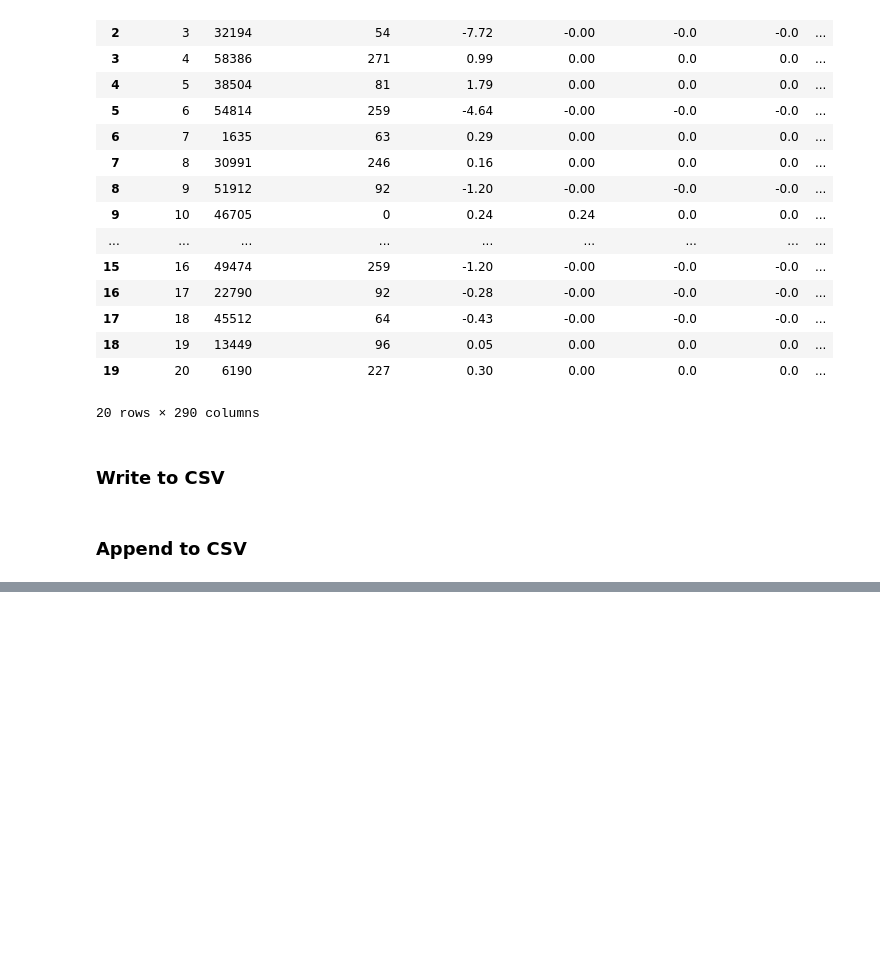
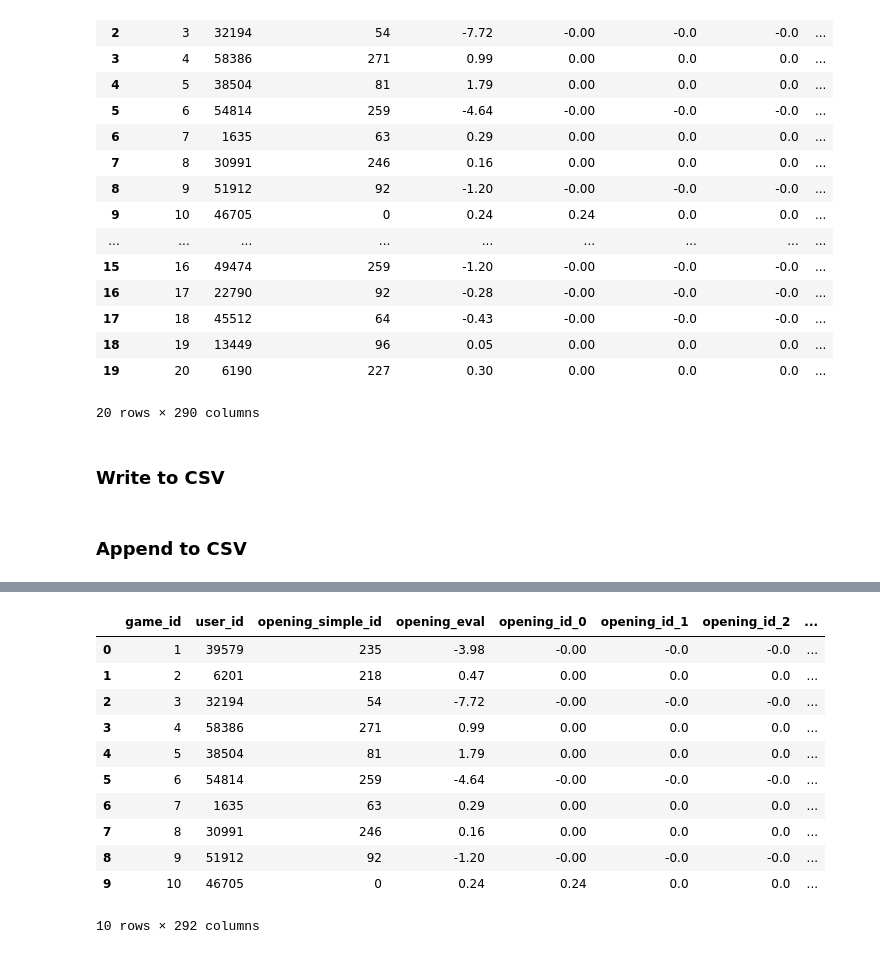
Before and after one commit to aks5bx/ChessOpeningRecommender, a Jupyter notebook: notebooks/scratch.ipynb, the cells around one changed output, grey strips where cells are left out. Drawn from its saved outputs; the diff is of its cells as text; code cells hidden in the pictures; blank space fills up the shorter version.

```diff
--- a/notebooks/scratch.ipynb
+++ b/notebooks/scratch.ipynb
@@ -368,0 +379,19 @@ combined_df.to_csv('../data/full_feature_df.csv', index = False)
+# %%
+new_label_df = pd.get_dummies(new_feature_df['opening_simple_id'], prefix = 'opening_id')
+new_label_df['user_id'] = new_feature_df['user_id']
+new_label_df['game_id'] = new_feature_df['game_id']
+
+first_column = new_label_df.pop('game_id')
+second_column = new_label_df.pop('user_id')
+third_column = new_feature_df['opening_simple_id']
+fourth_column = new_feature_df['opening_eval']
+
+new_label_df.insert(0, 'opening_eval', fourth_column)
+new_label_df.insert(0, 'opening_simple_id', third_column)
+new_label_df.insert(0, 'user_id', second_column)
+new_label_df.insert(0, 'game_id', first_column)
+# %%
+curr_label_df = pd.read_csv('../data/label_df.csv')
+curr_label_df['opening_id_286'] = 0
+curr_label_df['opening_id_287'] = 0
+curr_label_df.head(2)
@@ -369,7 +403,3 @@ combined_df.to_csv('../data/full_feature_df.csv', index = False)
 # %%
-curr_label_df = pd.read_csv('../data/label_df.csv')
-new_label_df = pd.read_csv('../data/new_labels_df.csv').iloc[:, 1:]
-
-combined_df = pd.concat([curr_label_df, new_label_df], axis = 0)
-
-combined_df.to_csv('../data/full_label_df.csv', index = False)
+# new_label_df = pd.read_csv('../data/new_labels_df.csv').iloc[:, 1:]
+new_label_df.head(2)
@@ -375,0 +411,16 @@ combined_df.to_csv('../data/full_label_df.csv', index = False)
+# %%
+combined_df = pd.concat([curr_label_df, new_label_df], axis = 0)
+combined_df.head(10)
+# %% [output]
+|  | game_id | user_id | opening_simple_id | opening_eval | opening_id_0 | opening_id_1 | opening_id_2 | ... |
+| 0 | 1 | 39579 | 235 | -3.98 | -0.00 | -0.0 | -0.0 | ... |
+| 1 | 2 | 6201 | 218 | 0.47 | 0.00 | 0.0 | 0.0 | ... |
+| 2 | 3 | 32194 | 54 | -7.72 | -0.00 | -0.0 | -0.0 | ... |
+| 3 | 4 | 58386 | 271 | 0.99 | 0.00 | 0.0 | 0.0 | ... |
+| 4 | 5 | 38504 | 81 | 1.79 | 0.00 | 0.0 | 0.0 | ... |
+| 5 | 6 | 54814 | 259 | -4.64 | -0.00 | -0.0 | -0.0 | ... |
+| 6 | 7 | 1635 | 63 | 0.29 | 0.00 | 0.0 | 0.0 | ... |
+| 7 | 8 | 30991 | 246 | 0.16 | 0.00 | 0.0 | 0.0 | ... |
+| 8 | 9 | 51912 | 92 | -1.20 | -0.00 | -0.0 | -0.0 | ... |
+| 9 | 10 | 46705 | 0 | 0.24 | 0.24 | 0.0 | 0.0 | ... |
+10 rows × 292 columns
```
Also changed, not shown: parts of 6 cells of this notebook, 3 other files.
